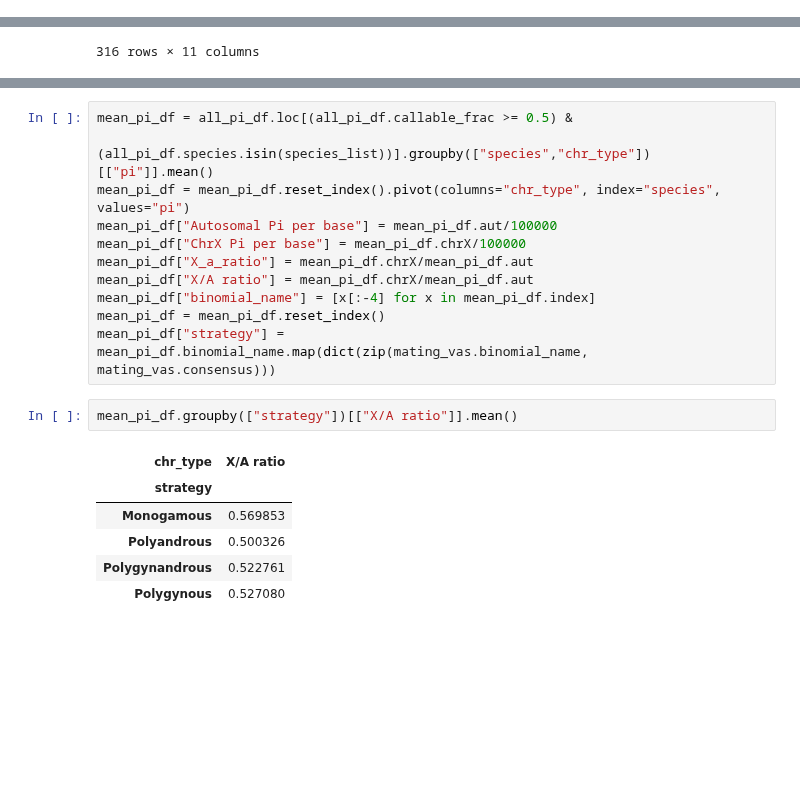
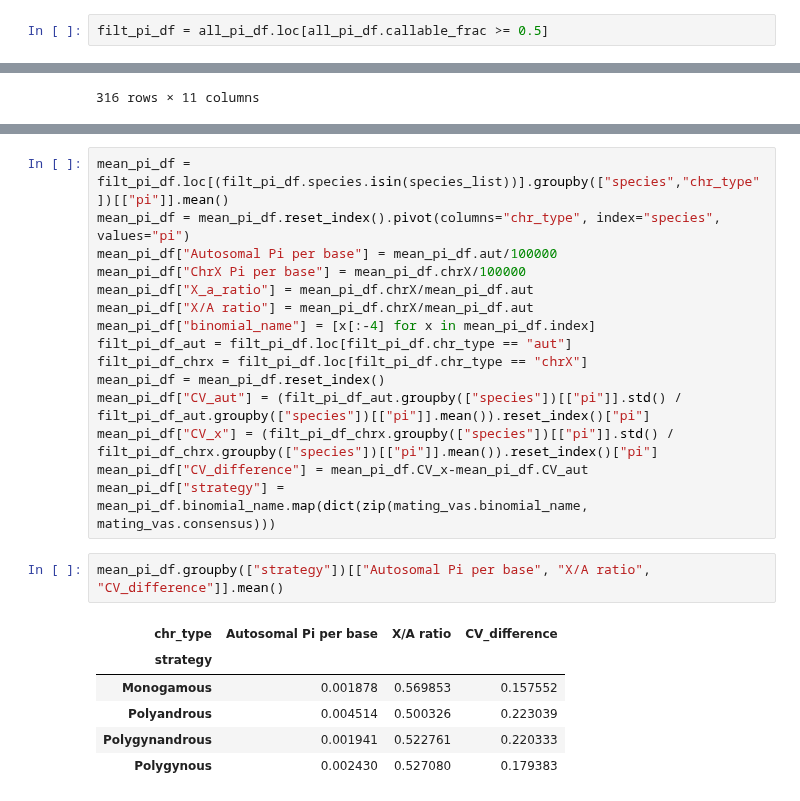
Before and after one commit to erikfogh/selection_primates, a Jupyter notebook: notebooks/main05_pi_stats.ipynb, the cells around one changed output, grey strips where cells are left out. Saved outputs shown, nothing was run; the diff lists cells and outputs as text; blank space fills up the shorter version.

```diff
--- a/notebooks/main05_pi_stats.ipynb
+++ b/notebooks/main05_pi_stats.ipynb
@@ -141 +143,3 @@ Index(['Arctocebus_calabarensis_ssp', 'Perodicticus_potto_ssp',
+# %%
+filt_pi_df = all_pi_df.loc[all_pi_df.callable_frac >= 0.5]
 # %%
@@ -321,20 +382,24 @@ mating_vas
 # %%
-mean_pi_df = all_pi_df.loc[(all_pi_df.callable_frac >= 0.5) &
-                          (all_pi_df.species.isin(species_list))].groupby(["species","chr_type"])[["pi"]].mean()
+mean_pi_df = filt_pi_df.loc[(filt_pi_df.species.isin(species_list))].groupby(["species","chr_type"])[["pi"]].mean()
 mean_pi_df = mean_pi_df.reset_index().pivot(columns="chr_type", index="species", values="pi")
 mean_pi_df["Autosomal Pi per base"] = mean_pi_df.aut/100000
 mean_pi_df["ChrX Pi per base"] = mean_pi_df.chrX/100000
 mean_pi_df["X_a_ratio"] = mean_pi_df.chrX/mean_pi_df.aut
 mean_pi_df["X/A ratio"] = mean_pi_df.chrX/mean_pi_df.aut
 mean_pi_df["binomial_name"] = [x[:-4] for x in mean_pi_df.index]
+filt_pi_df_aut = filt_pi_df.loc[filt_pi_df.chr_type == "aut"]
+filt_pi_df_chrx = filt_pi_df.loc[filt_pi_df.chr_type == "chrX"]
 mean_pi_df = mean_pi_df.reset_index()
+mean_pi_df["CV_aut"] = (filt_pi_df_aut.groupby(["species"])[["pi"]].std() / filt_pi_df_aut.groupby(["species"])[["pi"]].mean()).reset_index()["pi"]
+mean_pi_df["CV_x"] = (filt_pi_df_chrx.groupby(["species"])[["pi"]].std() / filt_pi_df_chrx.groupby(["species"])[["pi"]].mean()).reset_index()["pi"]
+mean_pi_df["CV_difference"] = mean_pi_df.CV_x-mean_pi_df.CV_aut
 mean_pi_df["strategy"] = mean_pi_df.binomial_name.map(dict(zip(mating_vas.binomial_name, mating_vas.consensus)))
 # %%
-mean_pi_df.groupby(["strategy"])[["X/A ratio"]].mean()
+mean_pi_df.groupby(["strategy"])[["Autosomal Pi per base", "X/A ratio", "CV_difference"]].mean()
 # %% [output]
-| chr_type | X/A ratio |
-| strategy |  |
-| Monogamous | 0.569853 |
-| Polyandrous | 0.500326 |
-| Polygynandrous | 0.522761 |
-| Polygynous | 0.527080 |
+| chr_type | Autosomal Pi per base | X/A ratio | CV_difference |
+| strategy |  |  |  |
+| Monogamous | 0.001878 | 0.569853 | 0.157552 |
+| Polyandrous | 0.004514 | 0.500326 | 0.223039 |
+| Polygynandrous | 0.001941 | 0.522761 | 0.220333 |
+| Polygynous | 0.002430 | 0.527080 | 0.179383 |
```
Also changed, not shown: parts of 32 cells of this notebook, 8 other files.
